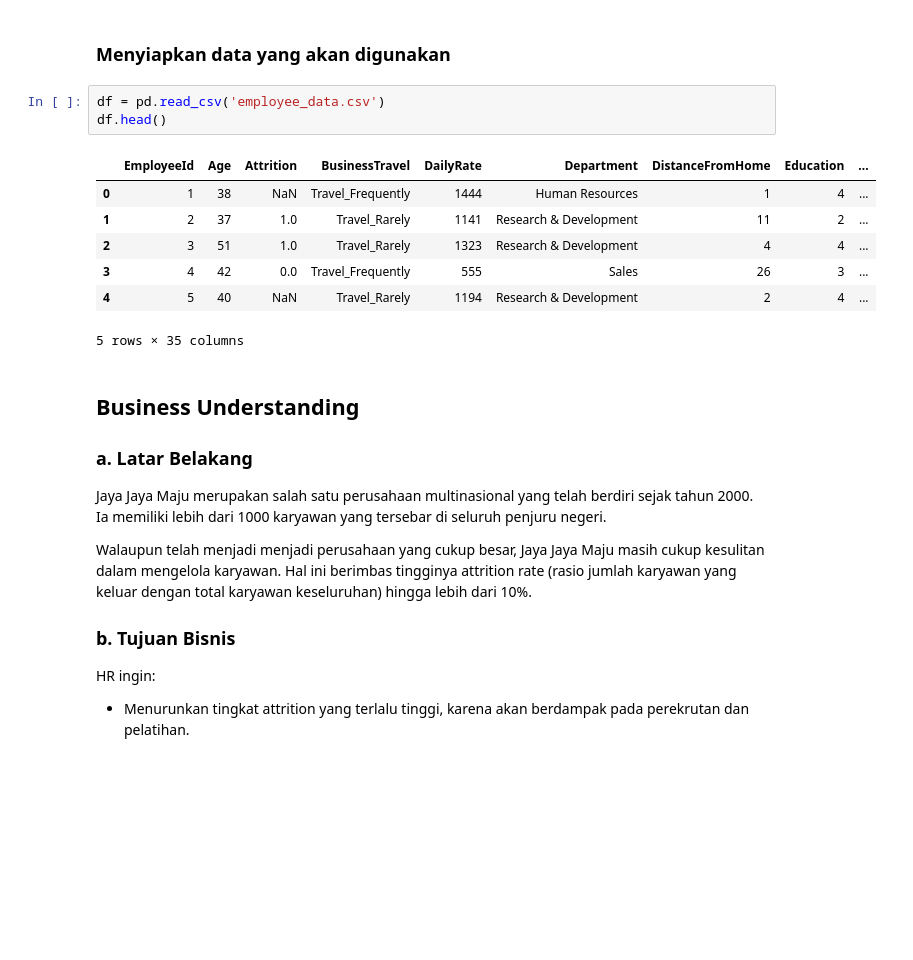
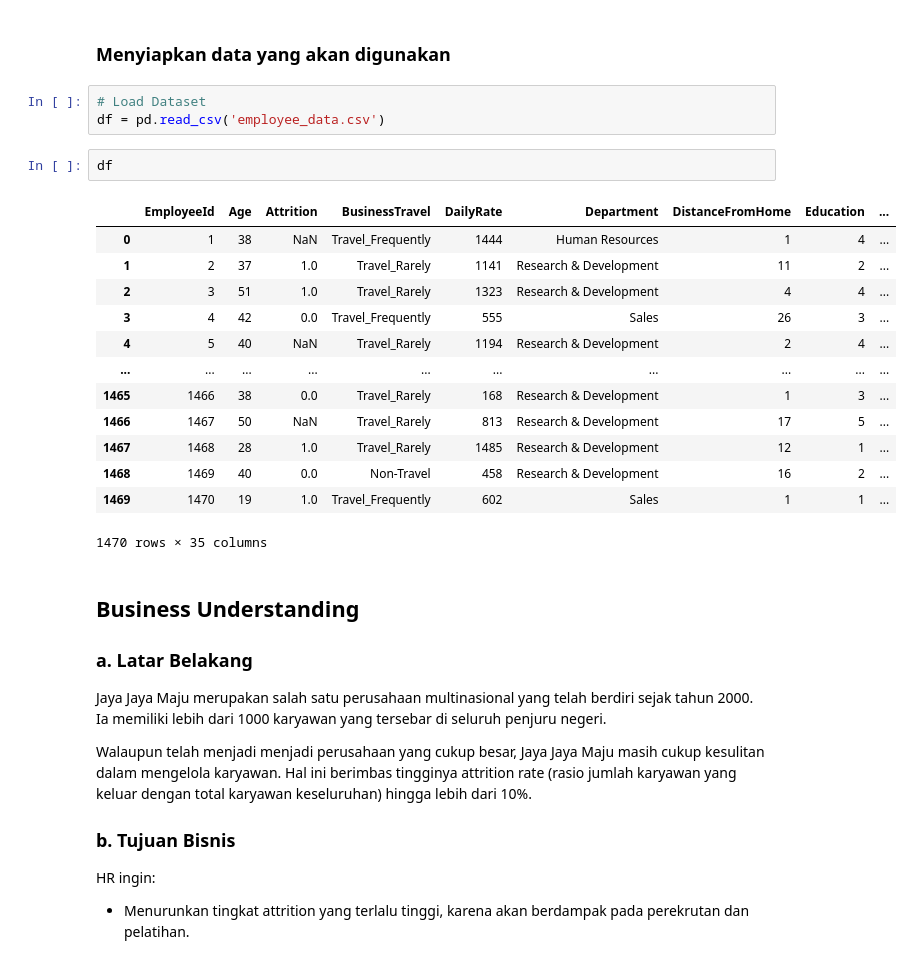
Before and after one commit to MFakhrizalNA/DataScience-HR, a Jupyter notebook: dashboard_hr_app/prediksi_attrition_employee.ipynb, the cells around one changed output. Saved outputs shown, nothing was run; the diff lists cells and outputs as text; blank space fills up the shorter version.

```diff
--- a/dashboard_hr_app/prediksi_attrition_employee.ipynb
+++ b/dashboard_hr_app/prediksi_attrition_employee.ipynb
@@ -64,16 +52,24 @@ INFO: Successfully saved requirements file in C:/Users/Sinta/Documents/Larskar A
 # %% [markdown]
 ### Menyiapkan data yang akan digunakan
 # %%
+# Load Dataset
 df = pd.read_csv('employee_data.csv')
-df.head()
-# %% [output]
-|  | EmployeeId | Age | Attrition | BusinessTravel | DailyRate | Department | DistanceFromHome | Education | ... |
-| 0 | 1 | 38 | NaN | Travel_Frequently | 1444 | Human Resources | 1 | 4 | ... |
-| 1 | 2 | 37 | 1.0 | Travel_Rarely | 1141 | Research & Development | 11 | 2 | ... |
-| 2 | 3 | 51 | 1.0 | Travel_Rarely | 1323 | Research & Development | 4 | 4 | ... |
-| 3 | 4 | 42 | 0.0 | Travel_Frequently | 555 | Sales | 26 | 3 | ... |
-| 4 | 5 | 40 | NaN | Travel_Rarely | 1194 | Research & Development | 2 | 4 | ... |
-5 rows × 35 columns
+# %%
+df
+# %% [output]
+|  | EmployeeId | Age | Attrition | BusinessTravel | DailyRate | Department | DistanceFromHome | Education | ... |
+| 0 | 1 | 38 | NaN | Travel_Frequently | 1444 | Human Resources | 1 | 4 | ... |
+| 1 | 2 | 37 | 1.0 | Travel_Rarely | 1141 | Research & Development | 11 | 2 | ... |
+| 2 | 3 | 51 | 1.0 | Travel_Rarely | 1323 | Research & Development | 4 | 4 | ... |
+| 3 | 4 | 42 | 0.0 | Travel_Frequently | 555 | Sales | 26 | 3 | ... |
+| 4 | 5 | 40 | NaN | Travel_Rarely | 1194 | Research & Development | 2 | 4 | ... |
+| ... | ... | ... | ... | ... | ... | ... | ... | ... | ... |
+| 1465 | 1466 | 38 | 0.0 | Travel_Rarely | 168 | Research & Development | 1 | 3 | ... |
+| 1466 | 1467 | 50 | NaN | Travel_Rarely | 813 | Research & Development | 17 | 5 | ... |
+| 1467 | 1468 | 28 | 1.0 | Travel_Rarely | 1485 | Research & Development | 12 | 1 | ... |
+| 1468 | 1469 | 40 | 0.0 | Non-Travel | 458 | Research & Development | 16 | 2 | ... |
+| 1469 | 1470 | 19 | 1.0 | Travel_Frequently | 602 | Sales | 1 | 1 | ... |
+1470 rows × 35 columns
 # %% [markdown]
 ## Business Understanding
 ### a. Latar Belakang
```
Also changed, not shown: parts of 22 cells of this notebook, 2 other files.
